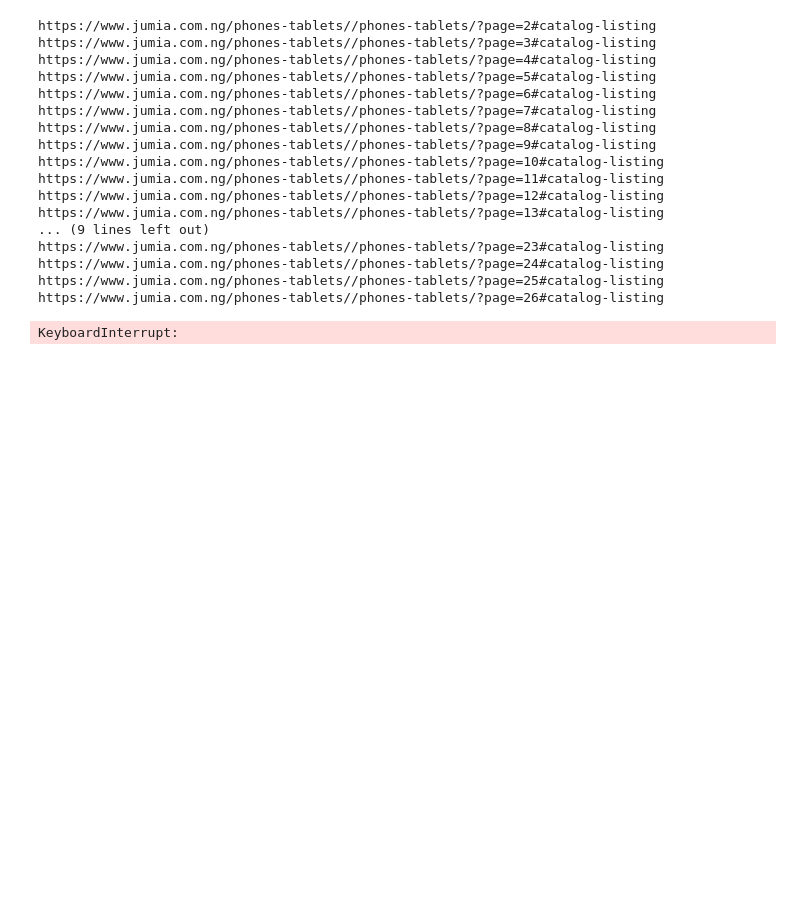
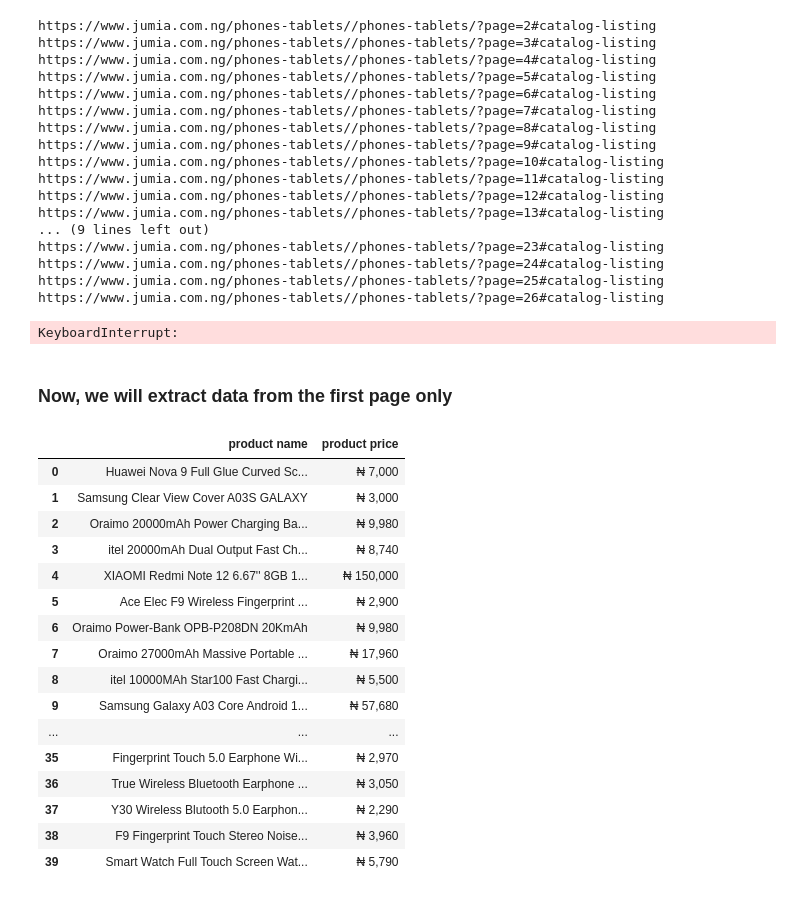
Before and after one commit to Timmtet/web-scrapping, a Jupyter notebook: Multiple Pages.ipynb, the cells around one changed output. Cells and saved outputs as stored; diff of their text form; code cells hidden in the pictures; blank space fills up the shorter version.

```diff
--- a/Multiple Pages.ipynb
+++ b/Multiple Pages.ipynb
@@ -46,3 +64,5 @@ https://www.jumia.com.ng/phones-tablets//phones-tablets/?page=24#catalog-listing
 https://www.jumia.com.ng/phones-tablets//phones-tablets/?page=25#catalog-listing
 https://www.jumia.com.ng/phones-tablets//phones-tablets/?page=26#catalog-listing
 KeyboardInterrupt:
+# %% [markdown]
+### Now, we will extract data from the first page only
@@ -48,0 +74,45 @@ KeyboardInterrupt:
+# %%
+url = 'https://www.jumia.com.ng/phones-tablets/'
+response = requests.get(url)
+
+soup = BeautifulSoup(response.text, 'lxml')
+
+
+nam = soup.find('div',class_="-paxs row _no-g _4cl-3cm-shs")
+name = nam.find_all('div', class_ = 'info')
+
+all_names = []
+for i in name:
+    names = i.find('h3', class_ = 'name')
+    all_names.append(names.text)
+#print(all_names)
+
+pric = soup.find('div',class_="-paxs row _no-g _4cl-3cm-shs")
+price = pric.find_all('div', class_ = 'info')
+
+all_price = []
+for j in price:
+    prices = j.find('div', class_ = 'prc')
+    all_price.append(prices.text)
+#print(all_price)
+
+df = pd.DataFrame({'product name': all_names, 'product price': all_price})
+df
+# %% [output]
+|  | product name | product price |
+| 0 | Huawei Nova 9 Full Glue Curved Sc... | ₦ 7,000 |
+| 1 | Samsung Clear View Cover A03S GALAXY | ₦ 3,000 |
+| 2 | Oraimo 20000mAh Power Charging Ba... | ₦ 9,980 |
+| 3 | itel 20000mAh Dual Output Fast Ch... | ₦ 8,740 |
+| 4 | XIAOMI Redmi Note 12 6.67'' 8GB 1... | ₦ 150,000 |
+| 5 | Ace Elec F9 Wireless Fingerprint ... | ₦ 2,900 |
+| 6 | Oraimo Power-Bank OPB-P208DN 20KmAh | ₦ 9,980 |
+| 7 | Oraimo 27000mAh Massive Portable ... | ₦ 17,960 |
+| 8 | itel 10000MAh Star100 Fast Chargi... | ₦ 5,500 |
+| 9 | Samsung Galaxy A03 Core Android 1... | ₦ 57,680 |
+| ... | ... | ... |
+| 35 | Fingerprint Touch 5.0 Earphone Wi... | ₦ 2,970 |
+| 36 | True Wireless Bluetooth Earphone ... | ₦ 3,050 |
+| 37 | Y30 Wireless Blutooth 5.0 Earphon... | ₦ 2,290 |
+| 38 | F9 Fingerprint Touch Stereo Noise... | ₦ 3,960 |
+| 39 | Smart Watch Full Touch Screen Wat... | ₦ 5,790 |
```
Also changed, not shown: parts of 5 cells of this notebook.
